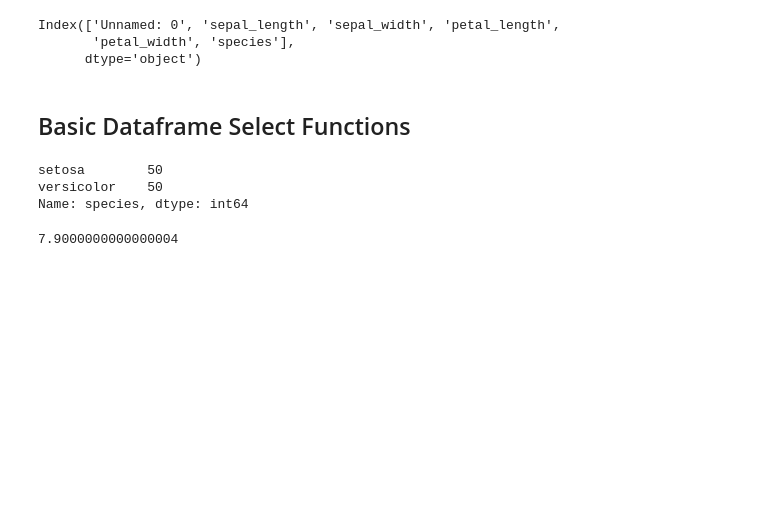
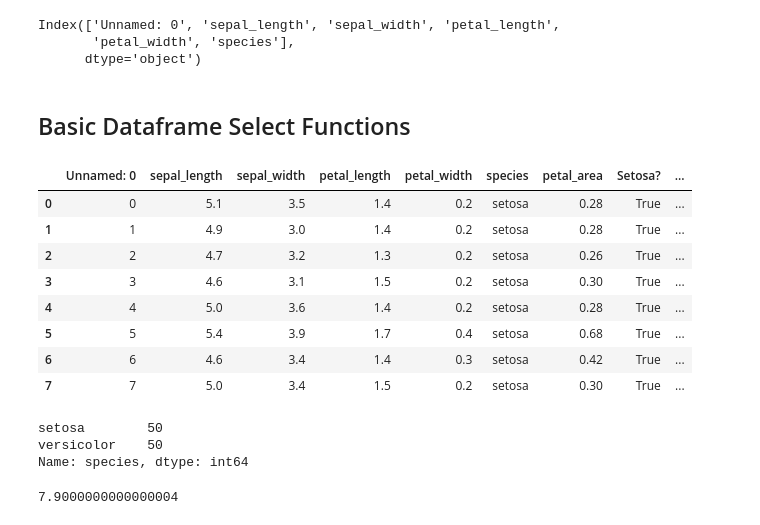
Before and after one commit to maxmelnick/analytics-python-intro, a Jupyter notebook: notebooks/Intro to Python Data Wrangling.ipynb, the cells around one changed output. Cells and saved outputs as stored; diff of their text form; code cells hidden in the pictures; blank space fills up the shorter version.

```diff
--- a/notebooks/Intro to Python Data Wrangling.ipynb
+++ b/notebooks/Intro to Python Data Wrangling.ipynb
@@ -195,6 +299,19 @@ Index(['Unnamed: 0', 'sepal_length', 'sepal_width', 'petal_length',
       dtype='object')
 # %% [markdown]
 ## Basic Dataframe Select Functions
+# %%
+# Select only the first 8 rows
+df[0:8]
+# %% [output]
+|  | Unnamed: 0 | sepal_length | sepal_width | petal_length | petal_width | species | petal_area | Setosa? | ... |
+| 0 | 0 | 5.1 | 3.5 | 1.4 | 0.2 | setosa | 0.28 | True | ... |
+| 1 | 1 | 4.9 | 3.0 | 1.4 | 0.2 | setosa | 0.28 | True | ... |
+| 2 | 2 | 4.7 | 3.2 | 1.3 | 0.2 | setosa | 0.26 | True | ... |
+| 3 | 3 | 4.6 | 3.1 | 1.5 | 0.2 | setosa | 0.30 | True | ... |
+| 4 | 4 | 5.0 | 3.6 | 1.4 | 0.2 | setosa | 0.28 | True | ... |
+| 5 | 5 | 5.4 | 3.9 | 1.7 | 0.4 | setosa | 0.68 | True | ... |
+| 6 | 6 | 4.6 | 3.4 | 1.4 | 0.3 | setosa | 0.42 | True | ... |
+| 7 | 7 | 5.0 | 3.4 | 1.5 | 0.2 | setosa | 0.30 | True | ... |
 # %%
 # Select based on categorical value logic
 df_no_virginica = df[df.species != 'virginica']
```
Also changed, not shown: parts of 30 cells of this notebook, 2 other files.
